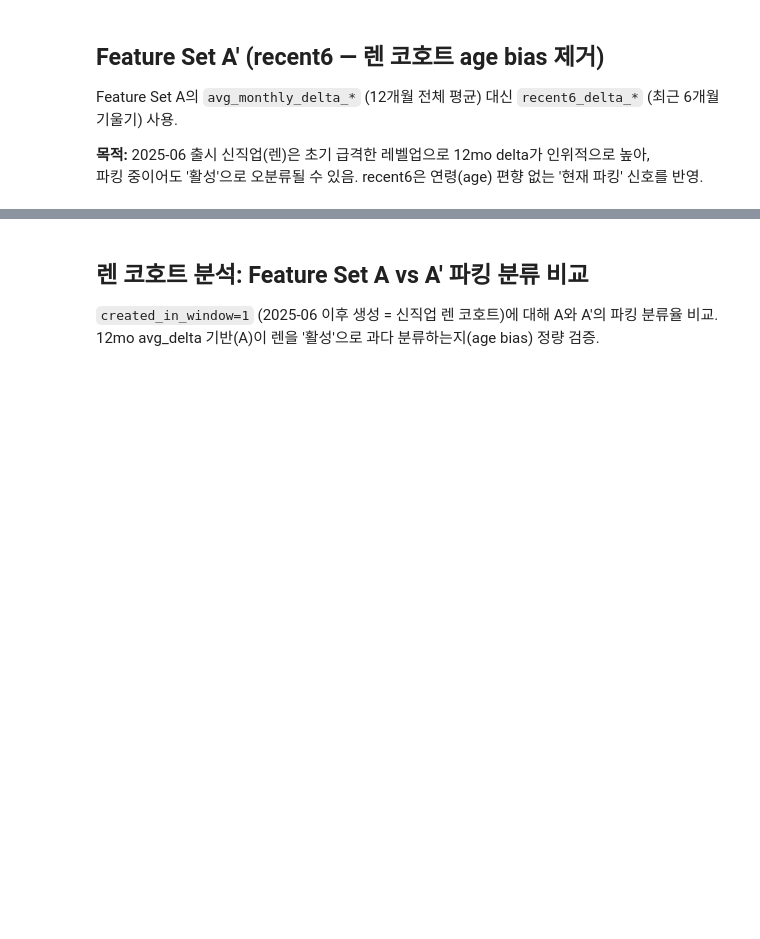
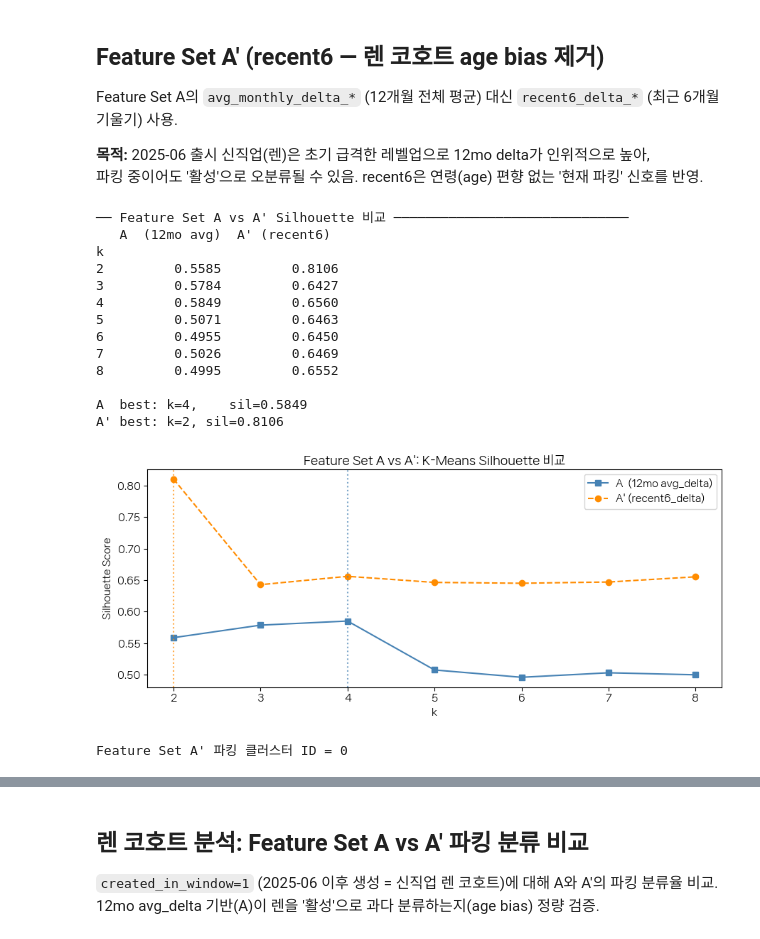
Before and after one commit to ladinzgit/maple-stagnation, a Jupyter notebook: h1_clustering/h1_clustering.ipynb, the cells around one changed output, grey strips where cells are left out. Cells and saved outputs as stored; diff of their text form; code cells hidden in the pictures; blank space fills up the shorter version.

```diff
--- a/h1_clustering/h1_clustering.ipynb
+++ b/h1_clustering/h1_clustering.ipynb
@@ -220,31 +311,47 @@ else:
     ax.axvline(best_k_Ap, linestyle=':', color='darkorange', alpha=0.7)
     ax.set_xlabel('k'); ax.set_ylabel('Silhouette Score')
     ax.set_title("Feature Set A vs A': K-Means Silhouette 비교")
     ax.set_xticks(ks); ax.legend()
     plt.tight_layout()
     plt.savefig("figures/04_silhouette_compare_A_Ap.png", dpi=150, bbox_inches="tight")
     plt.show()
 
     # ── A' 최적 K-Means 피팅 ──────────────────────────────────────────────────
     km_Ap_best = KMeans(n_clusters=best_k_Ap, n_init=20, random_state=42)
     df_final.loc[idx_Ap, 'cluster_km_Ap'] = km_Ap_best.fit_predict(X_Ap)
 
     profile_Ap = df_final.loc[idx_Ap].groupby('cluster_km_Ap')[
-        CLUSTER_FEATURES_Ap + ['stagnation_score']
+        CLUSTER_FEATURES_Ap + ['arcane_stagnant', 'stagnation_score']
     ].mean()
     parking_cluster_Ap = int(profile_Ap['recent6_delta_level'].idxmin())
 
     profile_Ap['n'] = df_final.loc[idx_Ap].groupby('cluster_km_Ap').size()
     profile_Ap['is_parking'] = (profile_Ap.index == parking_cluster_Ap).astype(int)
     profile_Ap['parked_proxy_%'] = (
         df_final.loc[idx_Ap].groupby('cluster_km_Ap')
         .apply(lambda g: (g['recent6_delta_level'] <= 0.1).mean() * 100)
     )
 
     df_final['is_parking_Ap'] = np.nan
     df_final.loc[idx_Ap, 'is_parking_Ap'] = (
         df_final.loc[idx_Ap, 'cluster_km_Ap'] == parking_cluster_Ap
     ).astype(int)
 
     print(f"\nFeature Set A' 파킹 클러스터 ID = {parking_cluster_Ap}")
     display(profile_Ap.round(4))
+# %% [output]
+── Feature Set A vs A' Silhouette 비교 ──────────────────────────────
+   A  (12mo avg)  A' (recent6)
+k
+2         0.5585         0.8106
+3         0.5784         0.6427
+4         0.5849         0.6560
+5         0.5071         0.6463
+6         0.4955         0.6450
+7         0.5026         0.6469
+8         0.4995         0.6552
+
+A  best: k=4,    sil=0.5849
+A' best: k=2, sil=0.8106
+[figure, added]
+Feature Set A' 파킹 클러스터 ID = 0
```
Also changed, not shown: parts of 27 cells of this notebook, 23 other files.
